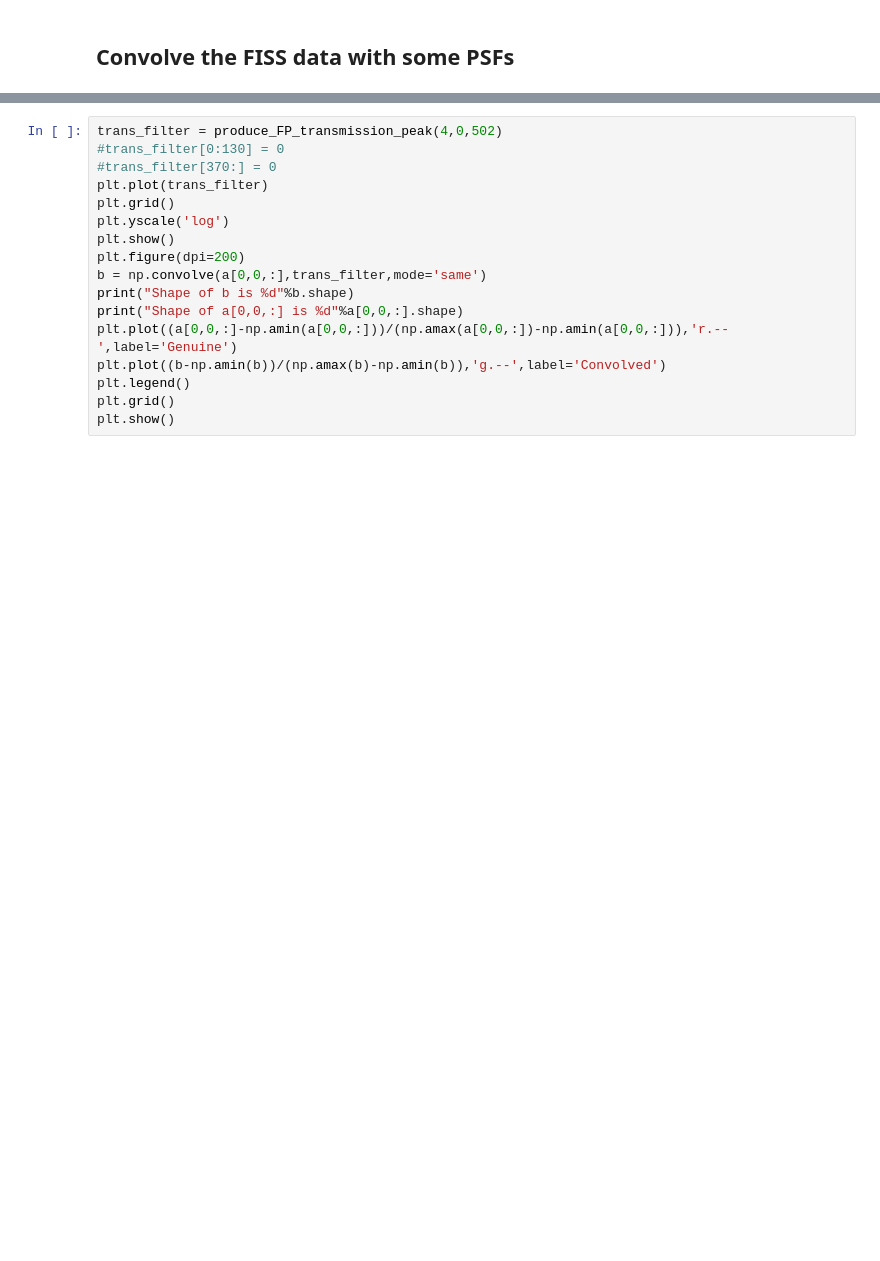
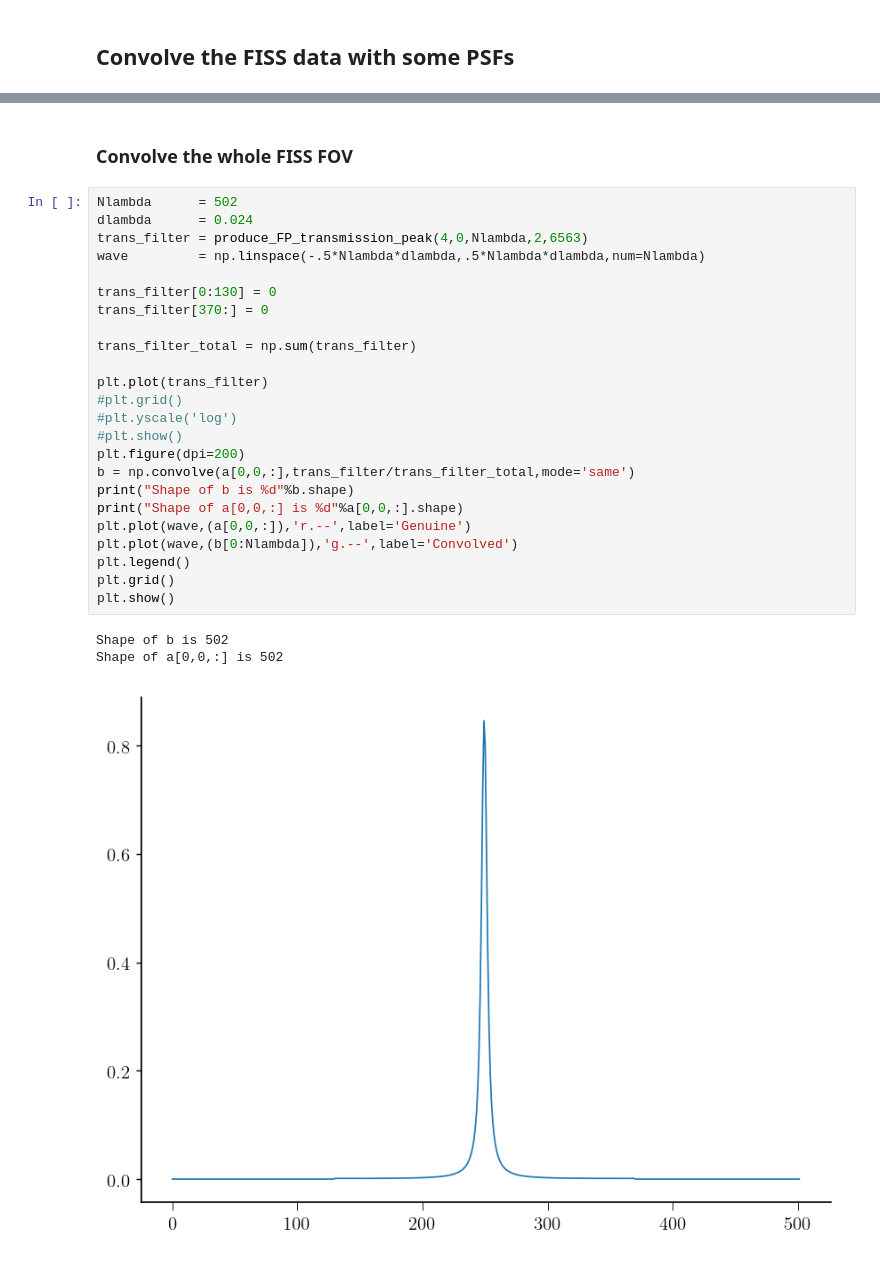
Before and after one commit to momomolnar/SPSF_remove, a Jupyter notebook: CNN Inversions FISS data.ipynb, the cells around one changed output, grey strips where cells are left out. Saved outputs shown, nothing was run; the diff lists cells and outputs as text; blank space fills up the shorter version.

```diff
--- a/CNN Inversions FISS data.ipynb
+++ b/CNN Inversions FISS data.ipynb
@@ -217,17 +290,30 @@ AttributeError: Unknown property markerwidth
+# %% [markdown]
+### Convolve the whole FISS FOV
 # %%
-trans_filter = produce_FP_transmission_peak(4,0,502)
-#trans_filter[0:130] = 0
-#trans_filter[370:] = 0
+Nlambda      = 502
+dlambda      = 0.024
+trans_filter = produce_FP_transmission_peak(4,0,Nlambda,2,6563)
+wave         = np.linspace(-.5*Nlambda*dlambda,.5*Nlambda*dlambda,num=Nlambda)
+
+trans_filter[0:130] = 0
+trans_filter[370:] = 0
+
+trans_filter_total = np.sum(trans_filter)
+
 plt.plot(trans_filter)
-plt.grid()
-plt.yscale('log')
-plt.show()
+#plt.grid()
+#plt.yscale('log')
+#plt.show()
 plt.figure(dpi=200)
-b = np.convolve(a[0,0,:],trans_filter,mode='same')
+b = np.convolve(a[0,0,:],trans_filter/trans_filter_total,mode='same')
 print("Shape of b is %d"%b.shape)
 print("Shape of a[0,0,:] is %d"%a[0,0,:].shape)
-plt.plot((a[0,0,:]-np.amin(a[0,0,:]))/(np.amax(a[0,0,:])-np.amin(a[0,0,:])),'r.--',label='Genuine')
-plt.plot((b-np.amin(b))/(np.amax(b)-np.amin(b)),'g.--',label='Convolved')
+plt.plot(wave,(a[0,0,:]),'r.--',label='Genuine')
+plt.plot(wave,(b[0:Nlambda]),'g.--',label='Convolved')
 plt.legend()
 plt.grid()
 plt.show()
+# %% [output]
+Shape of b is 502
+Shape of a[0,0,:] is 502
+[figure, added]
```
Also changed, not shown: parts of 11 cells of this notebook, 1 other file.
